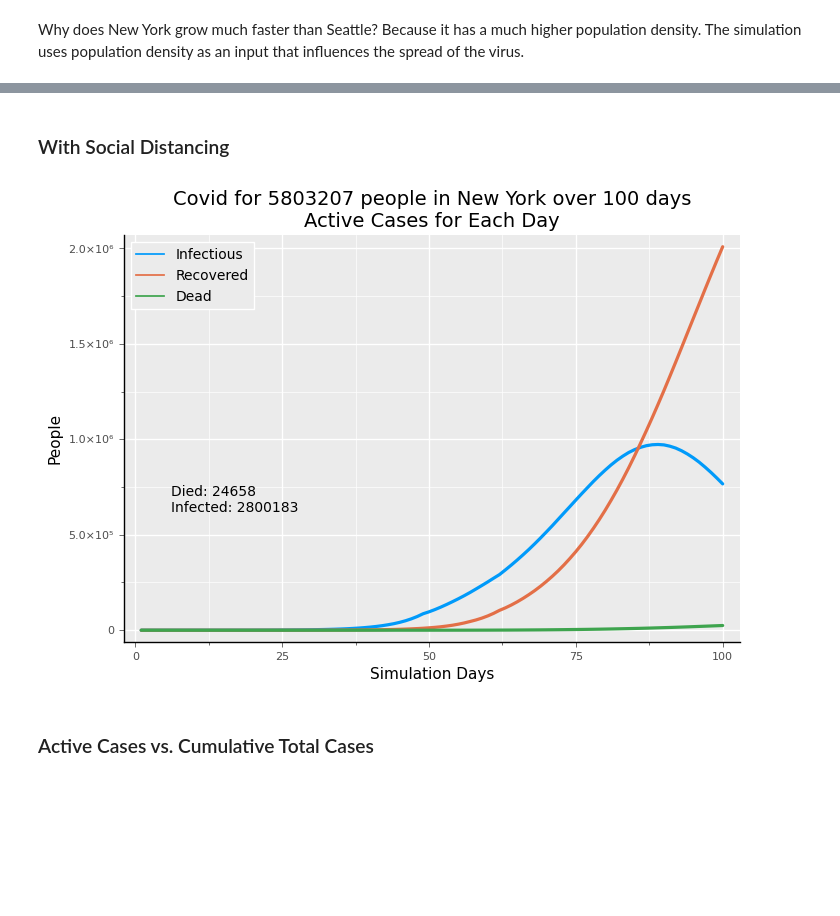
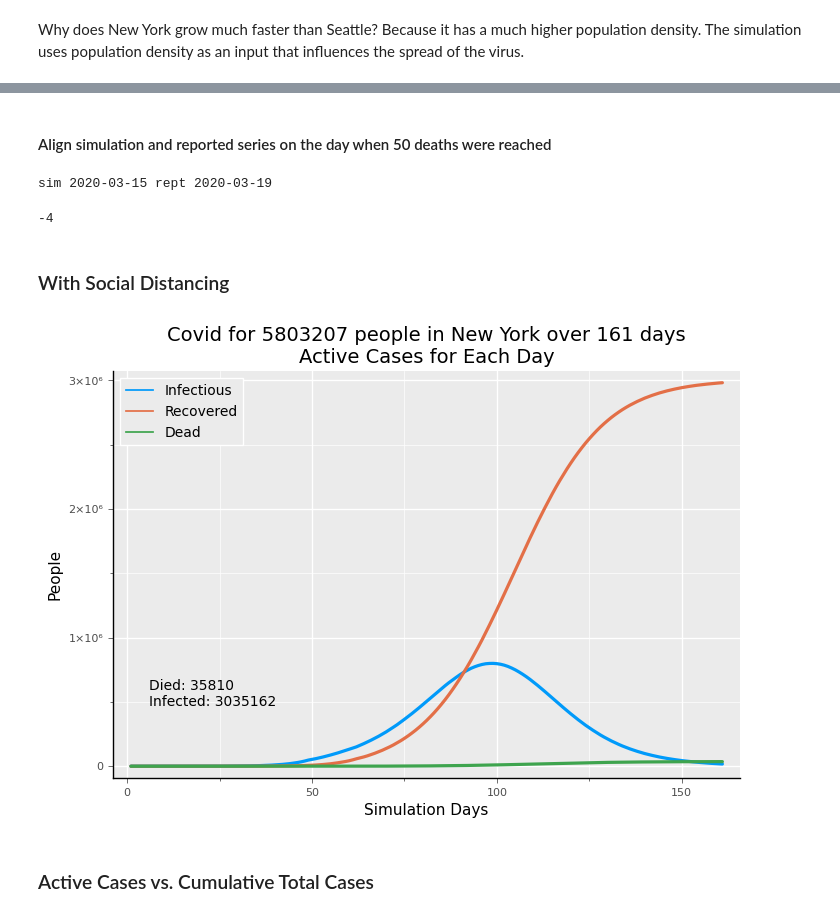
Before and after one commit to lewisl/CovidSim, a Jupyter notebook: notebooks/reported_data.ipynb, the cells around one changed output, grey strips where cells are left out. Cells and saved outputs as stored; diff of their text form; code cells hidden in the pictures; blank space fills up the shorter version.

Commit message:
Update parameters for more plausible death rate and deaths by agegrp
Update to latest API in many places missed. New infection_outcome function for basic stats

```diff
--- a/notebooks/reported_data.ipynb
+++ b/notebooks/reported_data.ipynb
@@ -109,0 +134,5 @@ str_50 = sd_gen(start=50, comply=.8, cf=(.2,1.3), tf=(.18,.45))
+# %%
+alldict, env, series = run_a_sim(n, seattle.fips, showr0=false, silent=true,
+       dtfilename="../parameters/dec_tree_all_25.csv",
+       spreadcases=[str_50],
+       runcases=[seed_1_6]);
@@ -114,5 +145,0 @@ sim_r0(env=env)
-# %%
-alldict, env, series = run_a_sim(100,seattle.id, showr0=false, silent=true,
-       dtfilename="../parameters/dec_tree_all_25.csv",
-       spreadcases=[str_50],
-       runcases=[seed_1_6]);
@@ -160,0 +171,4 @@ Active infected cases *will* go down and it shows the effect of so-called herd i
+# %%
+sim20dead = Date("2020-01-22") + Day(findfirst(series[seattle.fips][:cum][:,map2series.dead[6]] .>= 50))
+rpt20dead = Date("2020-01-22") + Day(findfirst(tricities[:, :sea_dead] .>= 50))
+adjdays = Dates.value(sim20dead - rpt20dead)
@@ -202,5 +248,5 @@ Why does New York grow much faster than Seattle? Because it has a much higher po
 # %%
-alldict, env, series = run_a_sim(100,nyc.id, showr0=false, silent=true,
+alldict, env, series = run_a_sim(n+adjdays, newyork.fips, showr0=true, silent=true,
        dtfilename="../parameters/dec_tree_all_25.csv",
        spreadcases=[str_50],
        runcases=[seed_1_6]);
@@ -210,9 +272,19 @@ Simulation completed for 100 days.
+# %% [markdown]
+#### Align simulation and reported series on the day when 50 deaths were reached
+# %%
+sim20dead = Date("2020-01-22") + Day(findfirst(series[newyork.fips][:cum][:,map2series.dead[6]] .>= 50))
+rpt20dead = Date("2020-01-22") + Day(findfirst(tricities[:, :nyc_dead] .>= 50))
+println("sim ", sim20dead," rept ", rpt20dead)
+adjdays = Dates.value(sim20dead - rpt20dead)
+# %% [output]
+sim 2020-03-15 rept 2020-03-19
+-4
 # %% [markdown]
 ### With Social Distancing
 # %%
-cumplot(series,nyc.id,[infectious, recovered, dead], geo=geo)
+cumplot(series,newyork.fips,[infectious, recovered, dead], geo=geo)
 # %% [output]
-[figure, old version]
+[figure, new version]
 # %% [markdown]
 ### Active Cases vs. Cumulative Total Cases
 # %%
```
Also changed, not shown: parts of 38 cells of this notebook, 16 other files.
